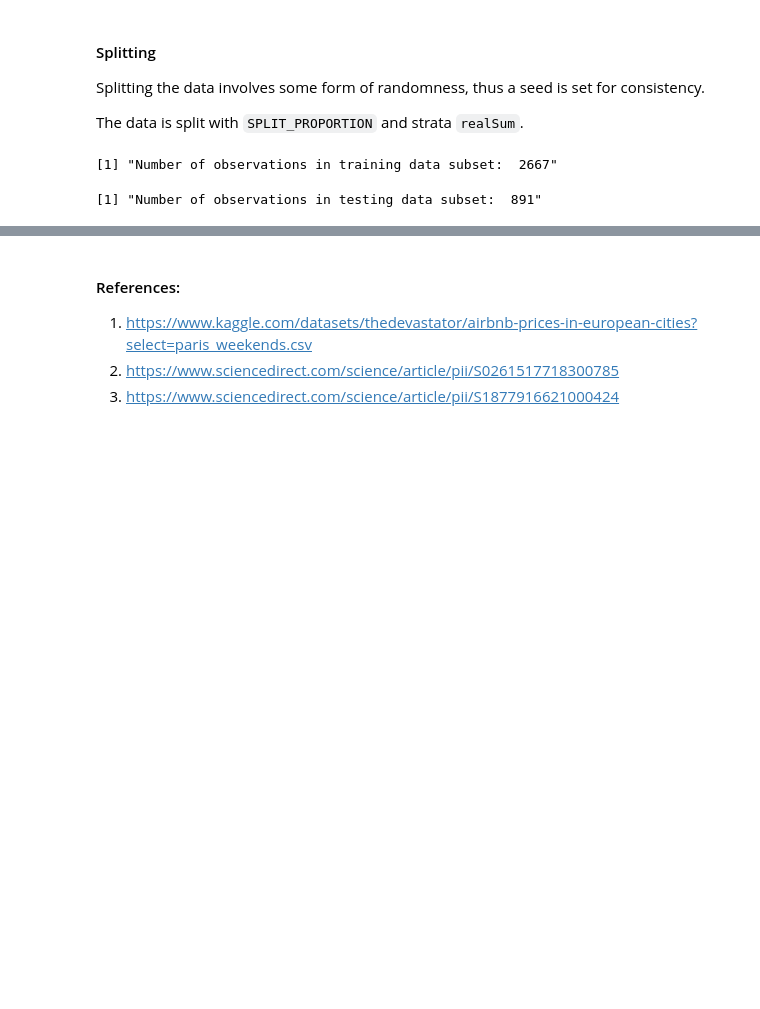
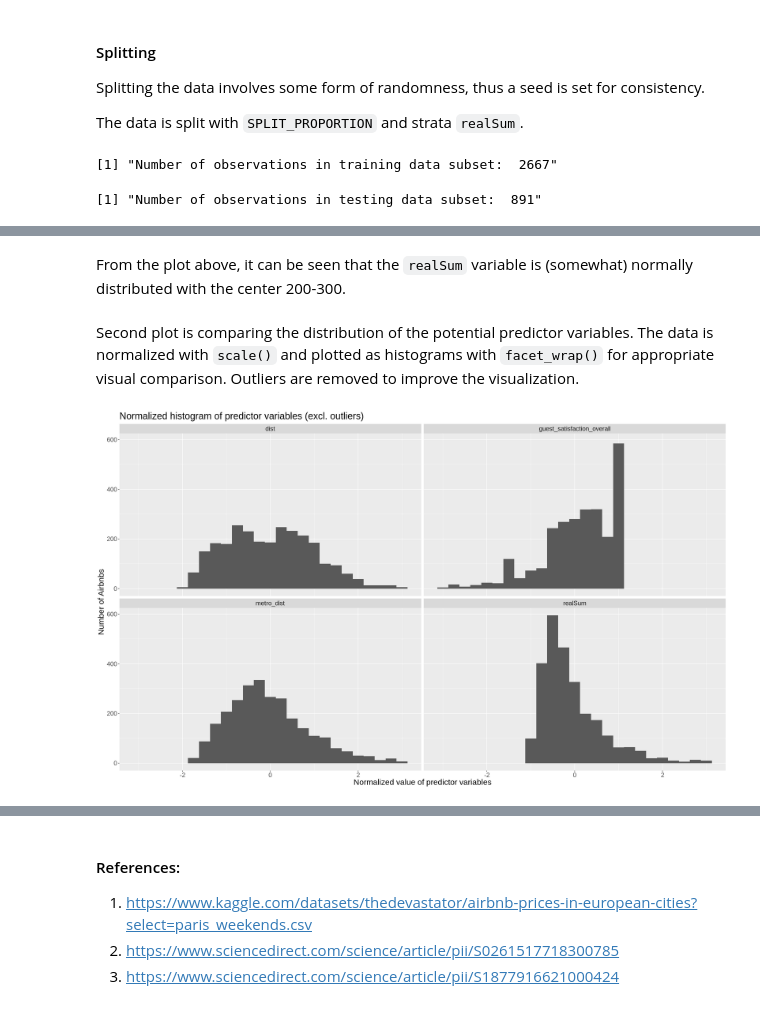
Before and after one commit to kairavv/dsci-100-2022w2-group-17, a Jupyter notebook: project_proposal.ipynb, the cells around one changed output, grey strips where cells are left out. Cells and saved outputs as stored; diff of their text form; code cells hidden in the pictures; blank space fills up the shorter version.

```diff
--- a/project_proposal.ipynb
+++ b/project_proposal.ipynb
@@ -322,0 +210,39 @@ These impacts lead to two questions: 1. This impact allows us to question what b
+# %% [markdown]
+From the plot above, it can be seen that the `realSum` variable is (somewhat) normally distributed with the center 200-300.
+# %% [markdown]
+Second plot is comparing the distribution of the potential predictor variables. The data is normalized with `scale()` and plotted as histograms with `facet_wrap()` for appropriate visual comparison. Outliers are removed to improve the visualization.
+# %%
+options(repr.plot.width = 20, repr.plot.height = 12)
+
+#normalize the data with respect to each predictor variable
+paris_train_normalized <- paris_train |>
+  select(realSum, guest_satisfaction_overall, dist, metro_dist) |>
+  scale() %>%
+  as.data.frame()
+
+paris_train_longer <- pivot_longer(paris_train_normalized, cols = realSum:metro_dist, names_to = "variable", values_to = "value")
+
+# define binwidth constant
+PREDICTOR_BINWIDTH <- 0.25
+
+# code to plot without excluding outliers
+# paris_predictor_histogram <- ggplot(paris_training_normalized_longer, aes(x = value)) +
+#     geom_histogram(binwidth = PREDICTOR_BINWIDTH) +
+#     facet_grid(rows = vars(variable)) +
+#     ggtitle("Normalized histogram of predictor variables") +
+#     labs(x = "Normalized value of predictor variables", y = "Number of Airbnbs") +
+#     theme(text = element_text(size = 18))
+
+# remove outliers that are outside of 3 standard deviations
+paris_train_normalized_longer_eo <- filter(paris_train_longer, value < 3 & value > -3)
+
+paris_predictor_histogram_eo <- ggplot(paris_train_normalized_longer_eo, aes(x = value)) +
+    geom_histogram(binwidth = PREDICTOR_BINWIDTH) +
+    facet_wrap(vars(variable)) +
+    ggtitle("Normalized histogram of predictor variables (excl. outliers)") +
+    labs(x = "Normalized value of predictor variables", y = "Number of Airbnbs") +
+    theme(text = element_text(size = 18))
+
+paris_predictor_histogram_eo
+# %% [output]
+[figure, added]
```
Also changed, not shown: parts of 28 cells of this notebook.
